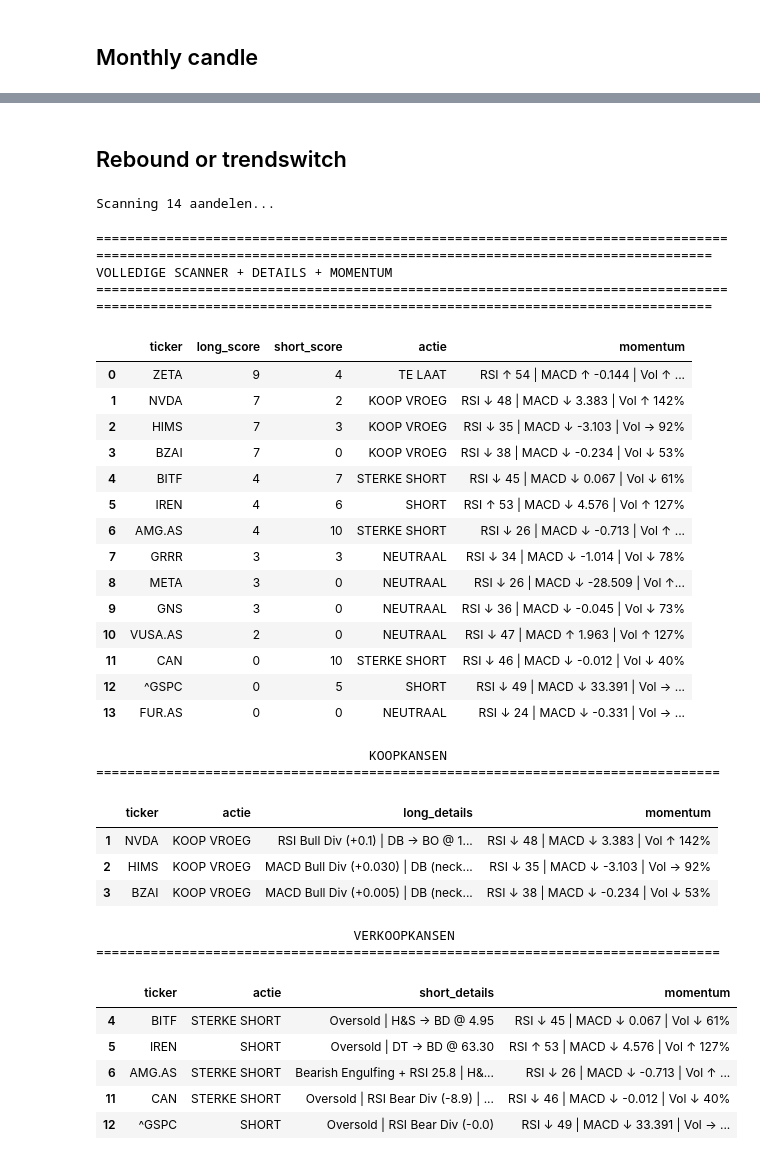
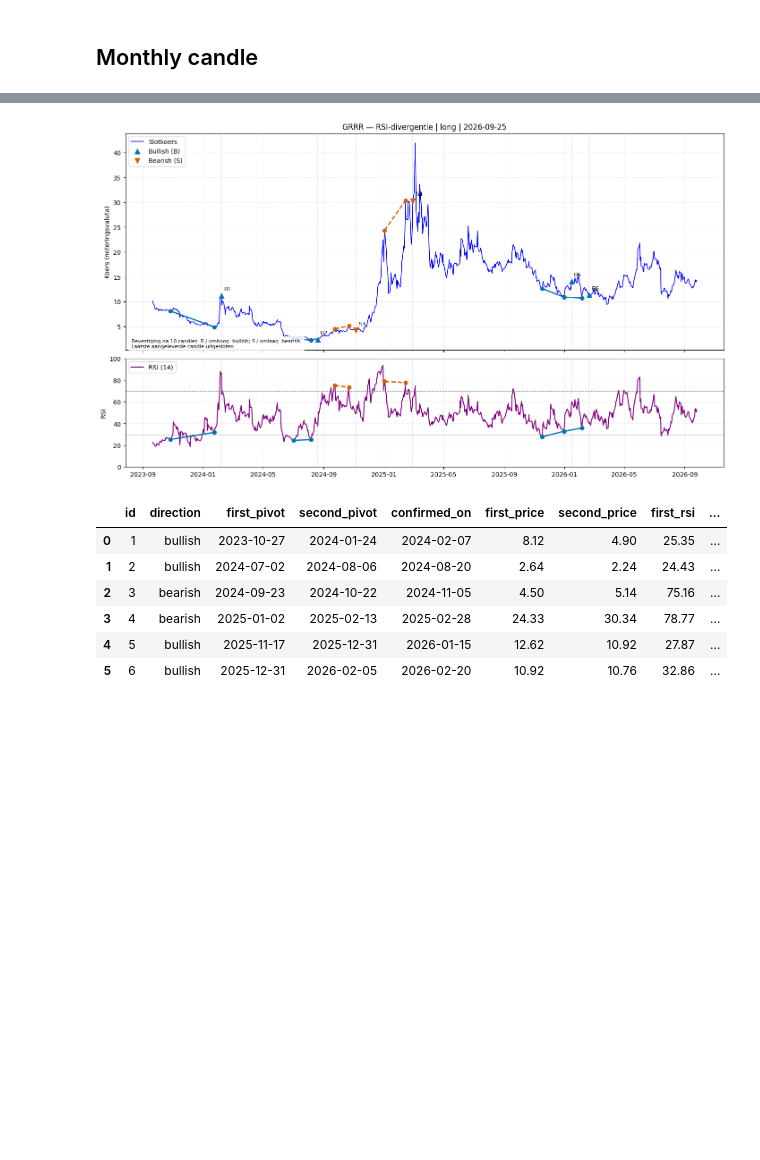
Before and after one commit to Nicootje/stock-predictor, a Jupyter notebook: notebooks/Beurs.ipynb, the cells around one changed output, grey strips where cells are left out. Saved outputs shown, nothing was run; the diff lists cells and outputs as text; code cells hidden in the pictures; blank space fills up the shorter version.

```diff
--- a/notebooks/Beurs.ipynb
+++ b/notebooks/Beurs.ipynb
@@ -112,45 +110,0 @@ plot_monthly_candles(df, ticker, start_plot_date="2022-01-01")
-# %% [markdown]
-## Rebound or trendswitch
-# %%
-from src.Bounce import scan_portfolio
-
-List = ["nvda","hims","grrr","bzai","meta","bitf","iren","zeta","can","^gspc","vusa.as","fur.as","amg.as","gns"]
-
-scan_result = scan_portfolio(
-    tickers=List,
-    start_date="2025-01-01"
-)
-# %% [output]
-Scanning 14 aandelen...
-================================================================================================================================================================
-VOLLEDIGE SCANNER + DETAILS + MOMENTUM
-================================================================================================================================================================
-|  | ticker | long_score | short_score | actie | momentum |
-| 0 | ZETA | 9 | 4 | TE LAAT | RSI ↑ 54 | MACD ↑ -0.144 | Vol ↑ ... |
-| 1 | NVDA | 7 | 2 | KOOP VROEG | RSI ↓ 48 | MACD ↓ 3.383 | Vol ↑ 142% |
-| 2 | HIMS | 7 | 3 | KOOP VROEG | RSI ↓ 35 | MACD ↓ -3.103 | Vol → 92% |
-| 3 | BZAI | 7 | 0 | KOOP VROEG | RSI ↓ 38 | MACD ↓ -0.234 | Vol ↓ 53% |
-| 4 | BITF | 4 | 7 | STERKE SHORT | RSI ↓ 45 | MACD ↓ 0.067 | Vol ↓ 61% |
-| 5 | IREN | 4 | 6 | SHORT | RSI ↑ 53 | MACD ↓ 4.576 | Vol ↑ 127% |
-| 6 | AMG.AS | 4 | 10 | STERKE SHORT | RSI ↓ 26 | MACD ↓ -0.713 | Vol ↑ ... |
-| 7 | GRRR | 3 | 3 | NEUTRAAL | RSI ↓ 34 | MACD ↓ -1.014 | Vol ↓ 78% |
-| 8 | META | 3 | 0 | NEUTRAAL | RSI ↓ 26 | MACD ↓ -28.509 | Vol ↑... |
-| 9 | GNS | 3 | 0 | NEUTRAAL | RSI ↓ 36 | MACD ↓ -0.045 | Vol ↓ 73% |
-| 10 | VUSA.AS | 2 | 0 | NEUTRAAL | RSI ↓ 47 | MACD ↑ 1.963 | Vol ↑ 127% |
-| 11 | CAN | 0 | 10 | STERKE SHORT | RSI ↓ 46 | MACD ↓ -0.012 | Vol ↓ 40% |
-| 12 | ^GSPC | 0 | 5 | SHORT | RSI ↓ 49 | MACD ↓ 33.391 | Vol → ... |
-| 13 | FUR.AS | 0 | 0 | NEUTRAAL | RSI ↓ 24 | MACD ↓ -0.331 | Vol → ... |
-                                   KOOPKANSEN
-================================================================================
-|  | ticker | actie | long_details | momentum |
-| 1 | NVDA | KOOP VROEG | RSI Bull Div (+0.1) | DB → BO @ 1... | RSI ↓ 48 | MACD ↓ 3.383 | Vol ↑ 142% |
-| 2 | HIMS | KOOP VROEG | MACD Bull Div (+0.030) | DB (neck... | RSI ↓ 35 | MACD ↓ -3.103 | Vol → 92% |
-| 3 | BZAI | KOOP VROEG | MACD Bull Div (+0.005) | DB (neck... | RSI ↓ 38 | MACD ↓ -0.234 | Vol ↓ 53% |
-                                 VERKOOPKANSEN
-================================================================================
-|  | ticker | actie | short_details | momentum |
-| 4 | BITF | STERKE SHORT | Oversold | H&S → BD @ 4.95 | RSI ↓ 45 | MACD ↓ 0.067 | Vol ↓ 61% |
-| 5 | IREN | SHORT | Oversold | DT → BD @ 63.30 | RSI ↑ 53 | MACD ↓ 4.576 | Vol ↑ 127% |
-| 6 | AMG.AS | STERKE SHORT | Bearish Engulfing + RSI 25.8 | H&... | RSI ↓ 26 | MACD ↓ -0.713 | Vol ↑ ... |
-| 11 | CAN | STERKE SHORT | Oversold | RSI Bear Div (-8.9) | ... | RSI ↓ 46 | MACD ↓ -0.012 | Vol ↓ 40% |
-| 12 | ^GSPC | SHORT | Oversold | RSI Bear Div (-0.0) | RSI ↓ 49 | MACD ↓ 33.391 | Vol → ... |
@@ -161,0 +111,24 @@ df_signals = scan_portfolio(tickers)
+# %%
+from src.divergence import plot_rsi_divergence
+from IPython.display import display
+
+trend = "long"  # "short", "medium" of "long"
+
+result = plot_rsi_divergence(
+    df,
+    ticker,
+    trend=trend,
+    rsi_period=rsi_period,
+    last_bar_complete=False,
+)
+
+display(result["divergences"].round(2))
+# %% [output]
+[figure, added]
+|  | id | direction | first_pivot | second_pivot | confirmed_on | first_price | second_price | first_rsi | ... |
+| 0 | 1 | bullish | 2023-10-27 | 2024-01-24 | 2024-02-07 | 8.12 | 4.90 | 25.35 | ... |
+| 1 | 2 | bullish | 2024-07-02 | 2024-08-06 | 2024-08-20 | 2.64 | 2.24 | 24.43 | ... |
+| 2 | 3 | bearish | 2024-09-23 | 2024-10-22 | 2024-11-05 | 4.50 | 5.14 | 75.16 | ... |
+| 3 | 4 | bearish | 2025-01-02 | 2025-02-13 | 2025-02-28 | 24.33 | 30.34 | 78.77 | ... |
+| 4 | 5 | bullish | 2025-11-17 | 2025-12-31 | 2026-01-15 | 12.62 | 10.92 | 27.87 | ... |
+| 5 | 6 | bullish | 2025-12-31 | 2026-02-05 | 2026-02-20 | 10.92 | 10.76 | 32.86 | ... |
```
Also changed, not shown: parts of 8 cells of this notebook, 17 other files.
